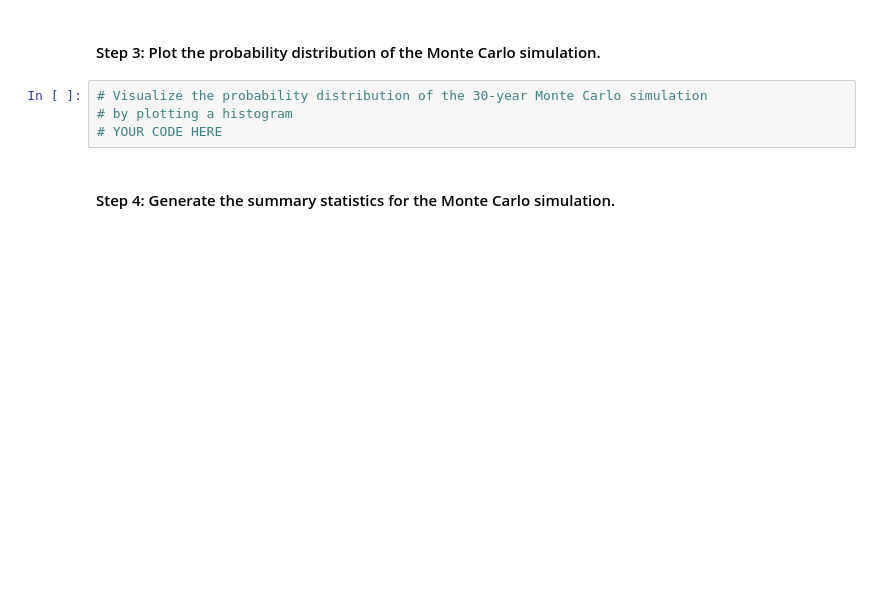
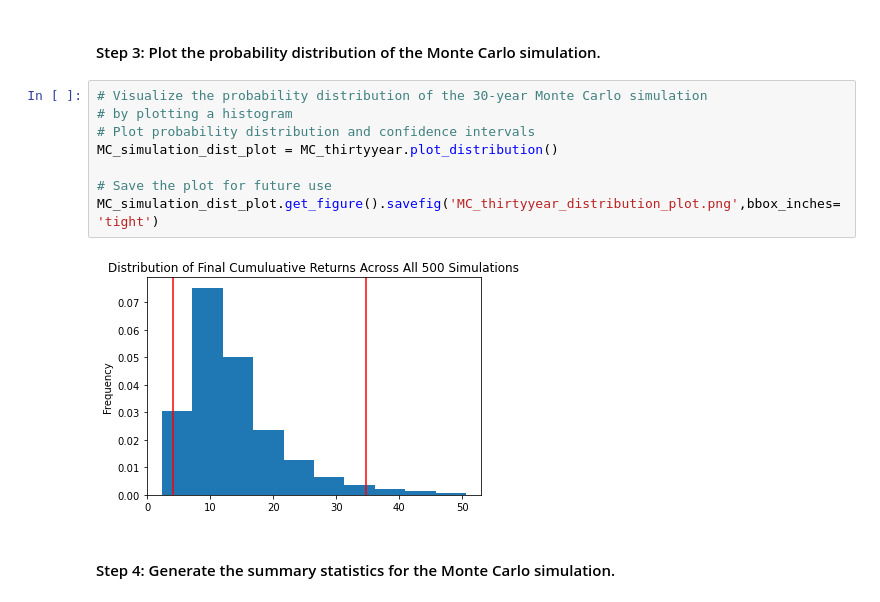
Before and after one commit to douglasg-fintec/Financial-Planner, a Jupyter notebook: financial_planning_tools.ipynb, the cells around one changed output. Drawn from its saved outputs; the diff is of its cells as text; blank space fills up the shorter version.

```diff
--- a/financial_planning_tools.ipynb
+++ b/financial_planning_tools.ipynb
@@ -487,7 +541,13 @@ display(simulation_prices_df.tail())
 # %%
 # Visualize the probability distribution of the 30-year Monte Carlo simulation
 # by plotting a histogram
-# YOUR CODE HERE
+# Plot probability distribution and confidence intervals
+MC_simulation_dist_plot = MC_thirtyyear.plot_distribution()
+
+# Save the plot for future use
+MC_simulation_dist_plot.get_figure().savefig('MC_thirtyyear_distribution_plot.png',bbox_inches='tight')
+# %% [output]
+[figure, added]
 # %% [markdown]
 #### Step 4: Generate the summary statistics for the Monte Carlo simulation.
 # %%
```
Also changed, not shown: parts of 29 cells of this notebook, 4 other files.
